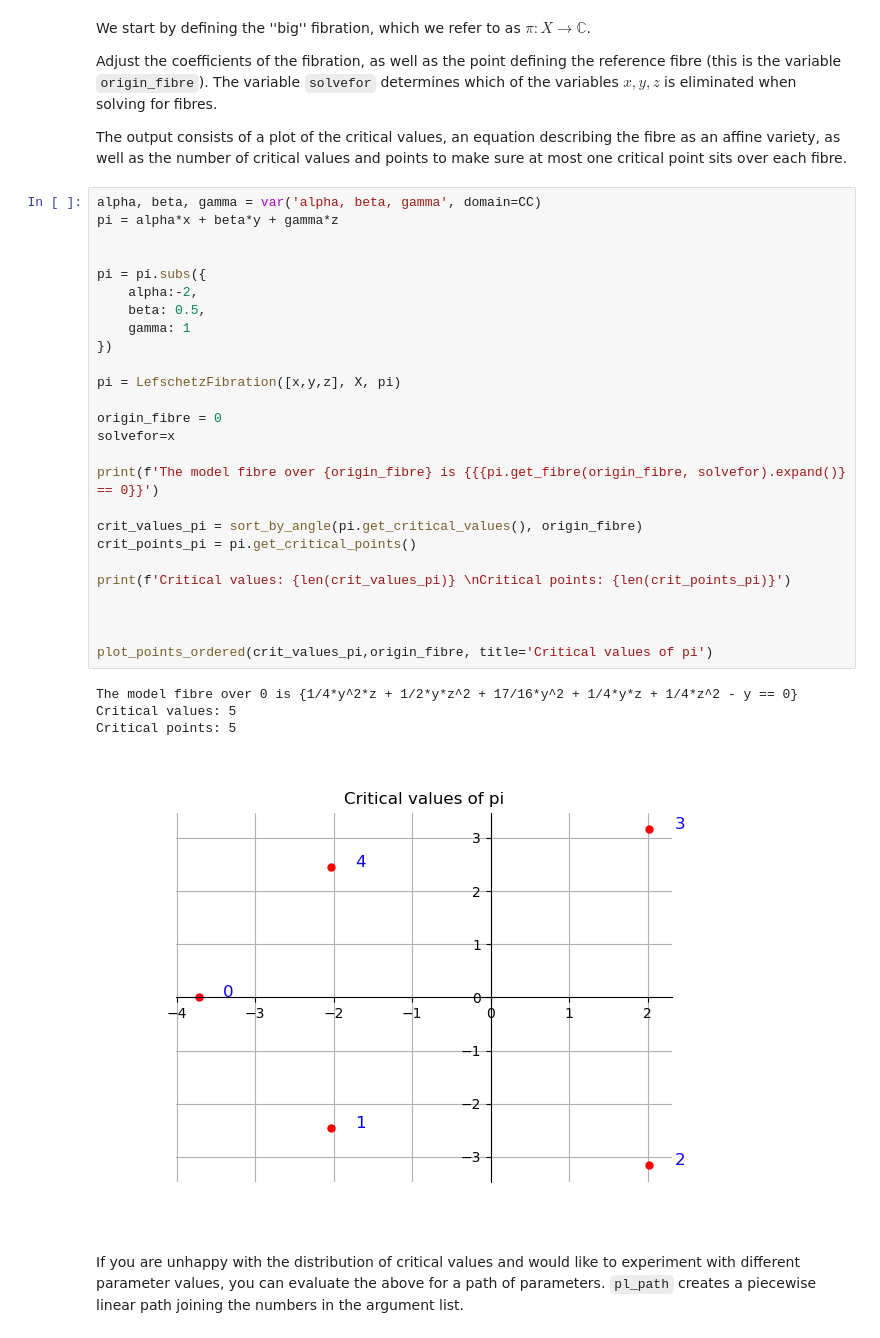
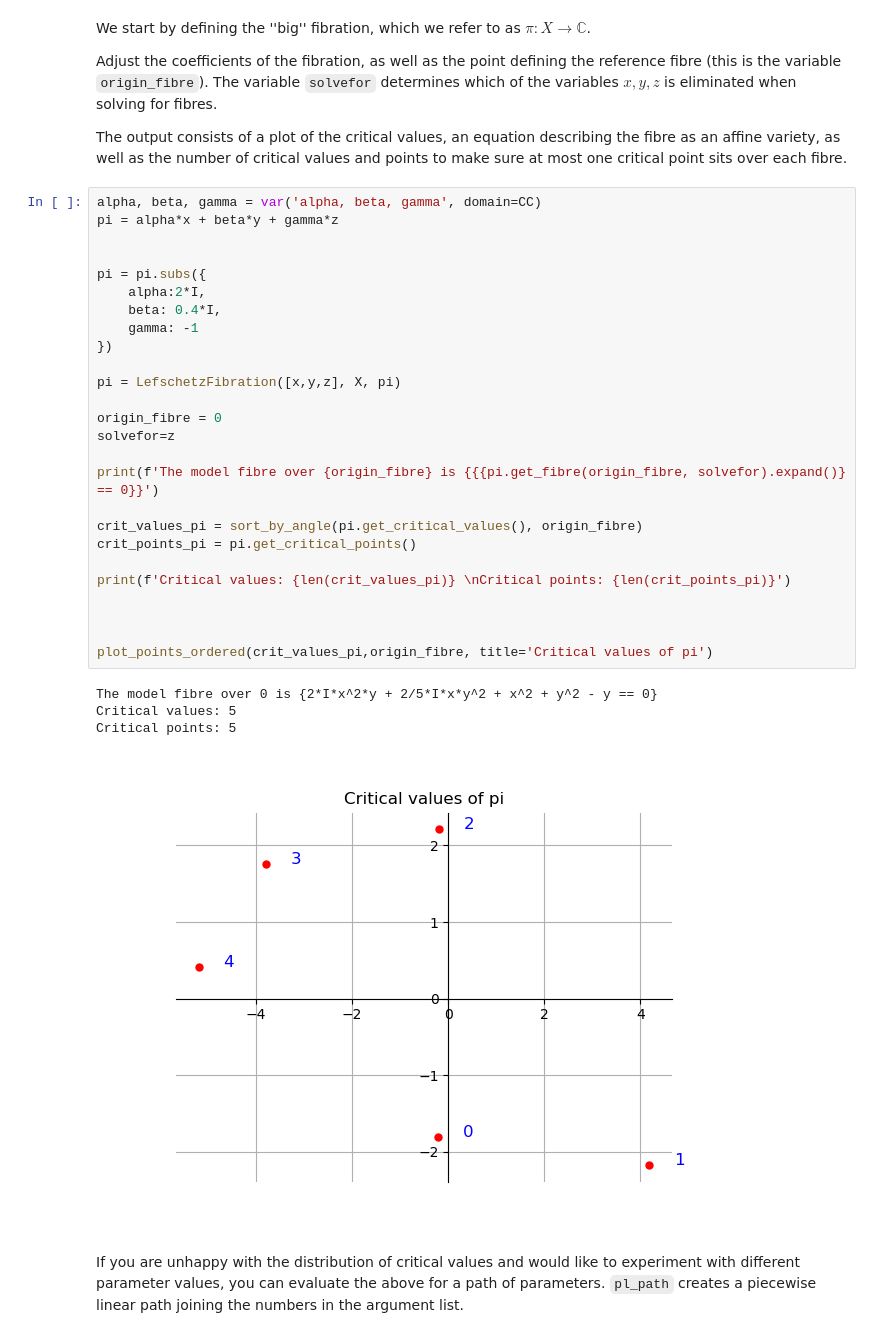
Before and after one commit to ViveLeFrance/AffineHandlebodies, a Jupyter notebook: p3d8.ipynb, the cells around one changed output. Saved outputs shown, nothing was run; the diff lists cells and outputs as text.

```diff
--- a/p3d8.ipynb
+++ b/p3d8.ipynb
@@ -58,34 +58,34 @@ The output consists of a plot of the critical values, an equation describing the
 # %%
 alpha, beta, gamma = var('alpha, beta, gamma', domain=CC)
 pi = alpha*x + beta*y + gamma*z
 
 
 pi = pi.subs({
-    alpha:-2,
-    beta: 0.5,
-    gamma: 1
+    alpha:2*I,
+    beta: 0.4*I,
+    gamma: -1
 })
 
 pi = LefschetzFibration([x,y,z], X, pi)
 
 origin_fibre = 0
-solvefor=x
+solvefor=z
 
 print(f'The model fibre over {origin_fibre} is {{{pi.get_fibre(origin_fibre, solvefor).expand()} == 0}}')
 
 crit_values_pi = sort_by_angle(pi.get_critical_values(), origin_fibre)
 crit_points_pi = pi.get_critical_points()
 
 print(f'Critical values: {len(crit_values_pi)} \nCritical points: {len(crit_points_pi)}')
 
 
 
 plot_points_ordered(crit_values_pi,origin_fibre, title='Critical values of pi')
 # %% [output]
-The model fibre over 0 is {1/4*y^2*z + 1/2*y*z^2 + 17/16*y^2 + 1/4*y*z + 1/4*z^2 - y == 0}
+The model fibre over 0 is {2*I*x^2*y + 2/5*I*x*y^2 + x^2 + y^2 - y == 0}
 Critical values: 5
 Critical points: 5
-[figure, old version]
+[figure, new version]
 # %% [markdown]
 If you are unhappy with the distribution of critical values and would like to experiment with different parameter values, you can evaluate the above for a path of parameters. `pl_path` creates a piecewise linear path joining the numbers in the argument list.
 # %%
```
Also changed, not shown: parts of 8 cells of this notebook, 6 other files.
